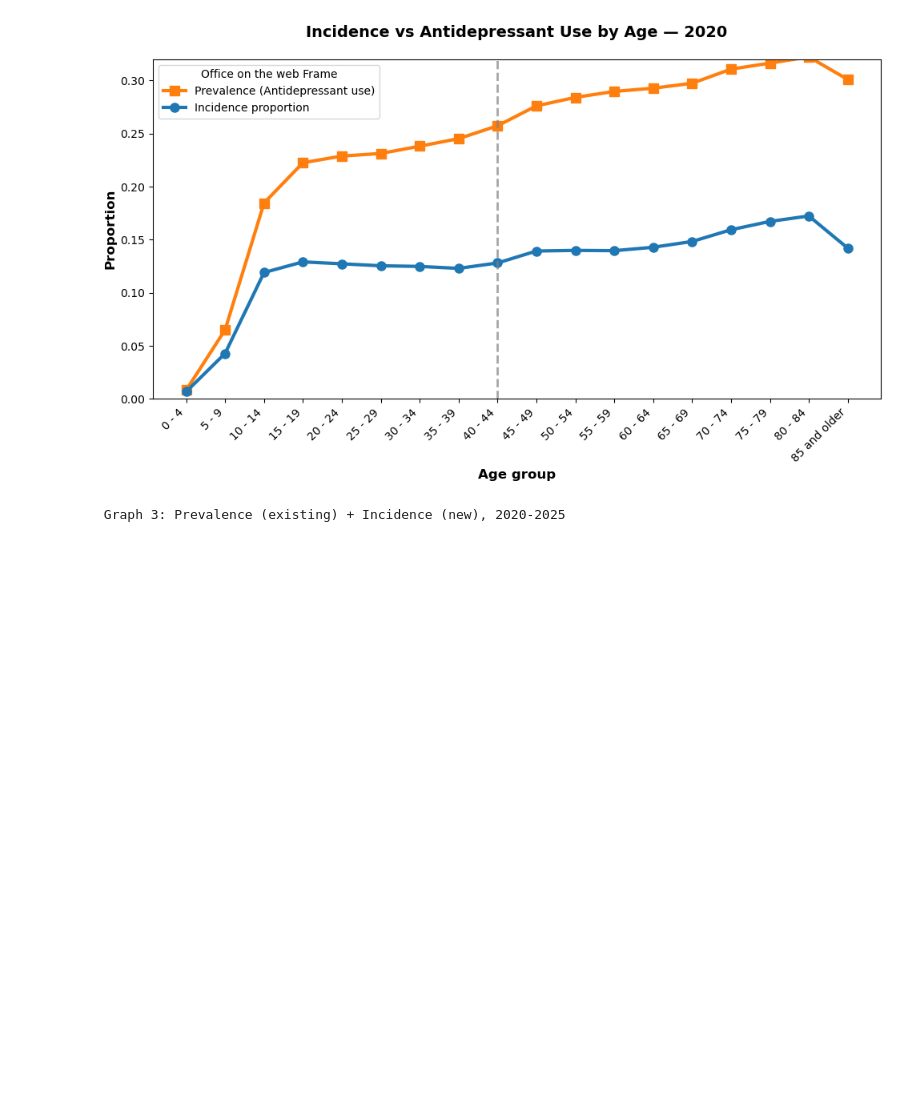
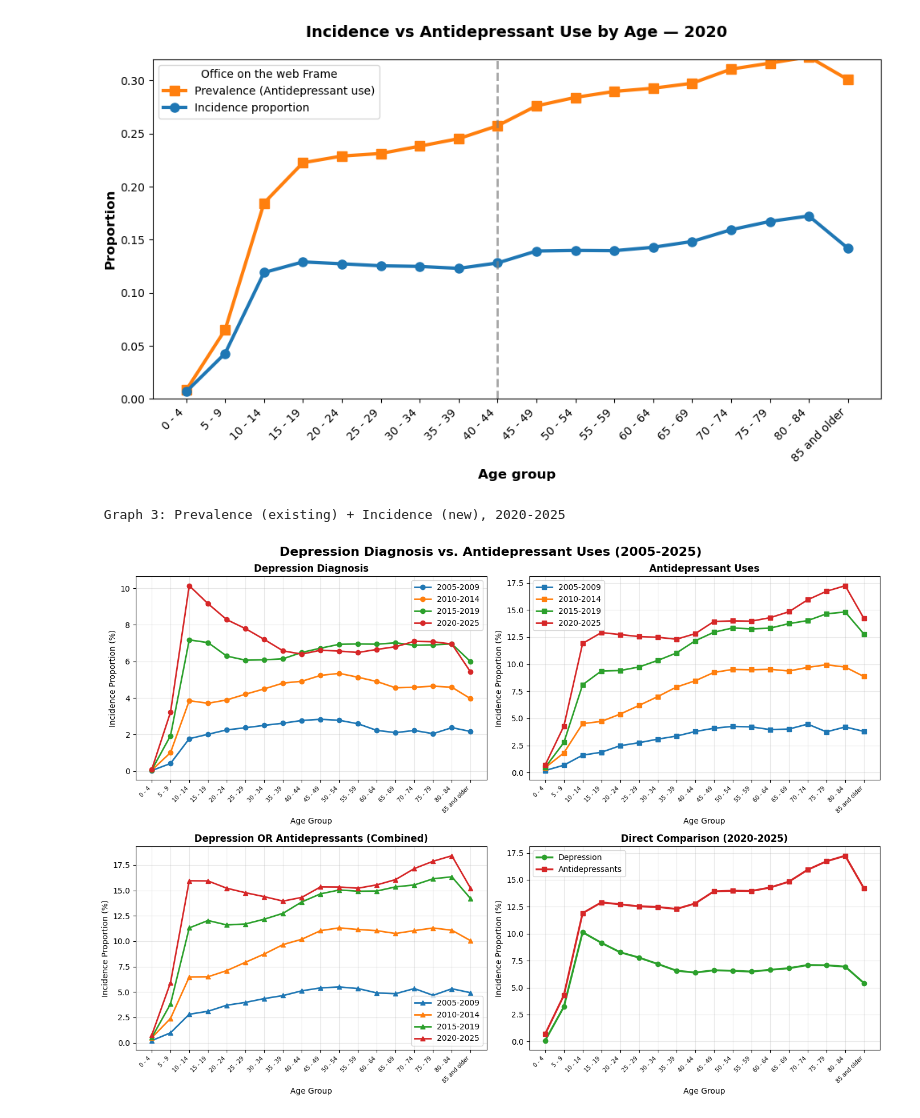
Before and after one commit to lwoods05130/depression_risk_poster, a Jupyter notebook: ResearchFairGraphs.ipynb, the cells around one changed output. Saved outputs shown, nothing was run; the diff lists cells and outputs as text; code cells hidden in the pictures; blank space fills up the shorter version.

```diff
--- a/ResearchFairGraphs.ipynb
+++ b/ResearchFairGraphs.ipynb
@@ -215,3 +215,66 @@ print(" Graph 3: Prevalence (existing) + Incidence (new), 2020-2025")
 # %% [output]
 [figure]
  Graph 3: Prevalence (existing) + Incidence (new), 2020-2025
+# %%
+import pandas as pd
+import matplotlib.pyplot as plt
+
+# Alternative 2x2: Panel 1 = All Depression, Panel 2 = All Antidepressants, etc.
+
+fig, axes = plt.subplots(2, 2, figsize=(14, 10))
+
+# Panel 1: Depression Incidence (all periods)
+ax = axes[0, 0]
+for y in years:
+    d = df_by_year[y]
+    ax.plot(d["Age"], d["Inc_Dep"] * 100, marker="o", linewidth=2,
+            label=period_labels[y], color=colors[y])
+ax.set_title("Depression Diagnosis", fontweight='bold')
+ax.legend()
+ax.grid(True, alpha=0.3)
+
+# Panel 2: Antidepressant Incidence (all periods)
+ax = axes[0, 1]
+for y in years:
+    d = df_by_year[y]
+    ax.plot(d["Age"], d["Inc_AD"] * 100, marker="s", linewidth=2,
+            label=period_labels[y], color=colors[y])
+ax.set_title("Antidepressant Uses", fontweight='bold')
+ax.legend()
+ax.grid(True, alpha=0.3)
+
+# Panel 3: Combined (Depression OR Antidepressants) - all periods
+ax = axes[1, 0]
+for y in years:
+    d = df_by_year[y]
+    ax.plot(d["Age"], d["Inc_Either"] * 100, marker="^", linewidth=2,
+            label=period_labels[y], color=colors[y])
+ax.set_title("Depression OR Antidepressants (Combined)", fontweight='bold')
+ax.legend()
+ax.grid(True, alpha=0.3)
+
+# Panel 4: Direct Comparison (2020-2025 only)
+ax = axes[1, 1]
+d = df_by_year[2020]
+ax.plot(d["Age"], d["Inc_Dep"] * 100, marker="o", linewidth=2.5,
+        label="Depression", color='#2ca02c')
+ax.plot(d["Age"], d["Inc_AD"] * 100, marker="s", linewidth=2.5,
+        label="Antidepressants", color='#d62728')
+ax.set_title("Direct Comparison (2020-2025)", fontweight='bold')
+ax.legend()
+ax.grid(True, alpha=0.3)
+
+# Format all axes
+for ax in axes.flat:
+    ax.set_xlabel("Age Group", fontsize=10)
+    ax.set_ylabel("Incidence Proportion (%)", fontsize=10)
+    ax.set_xticks(range(len(age_order)))
+    ax.set_xticklabels(age_order, rotation=45, ha="right", fontsize=7)
+
+fig.suptitle("Depression Diagnosis vs. Antidepressant Uses (2005-2025)",
+             fontsize=16, fontweight='bold')
+plt.tight_layout()
+plt.savefig("G3_2x2_Alternative.png", dpi=300, bbox_inches='tight')
+plt.show()
+# %% [output]
+[figure, added]
```
Also changed, not shown: parts of 4 cells of this notebook.
